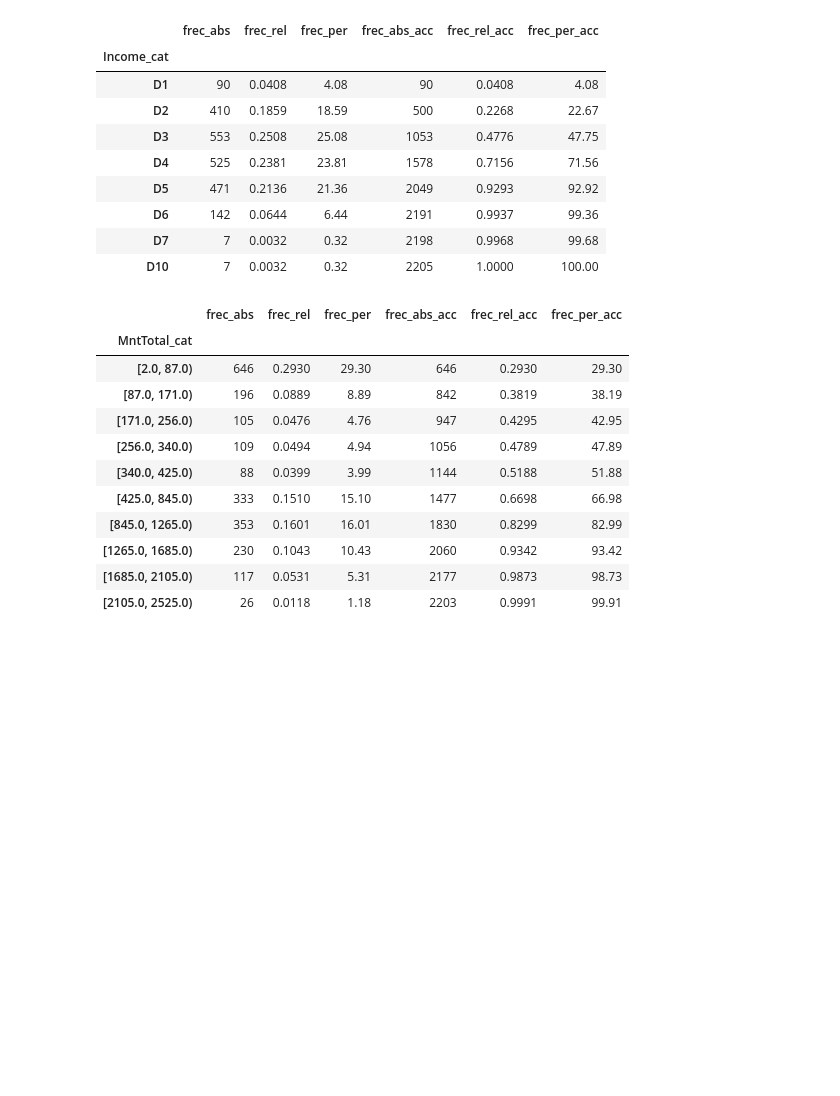
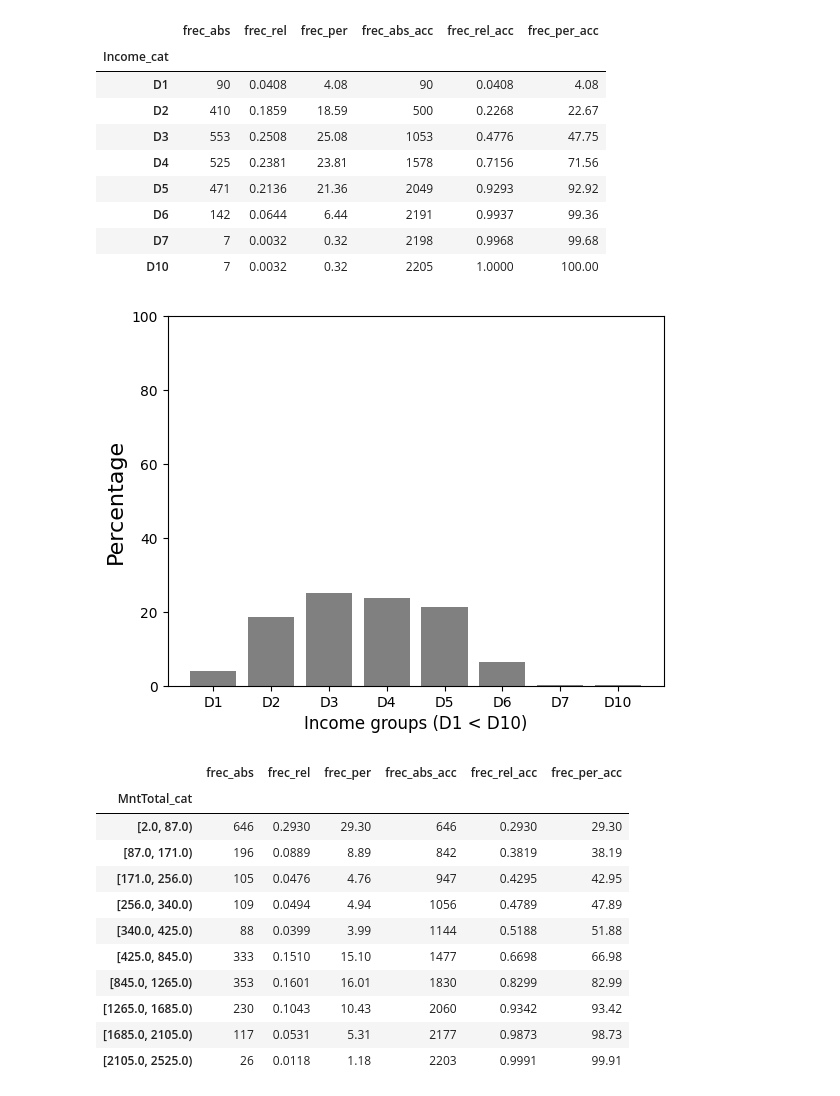
Before and after one commit to almanzanas/ifoodDataAnalystTest, a Jupyter notebook: notebooks/02_descriptive.ipynb, the cells around one changed output. Saved outputs shown, nothing was run; the diff lists cells and outputs as text; code cells hidden in the pictures; blank space fills up the shorter version.

```diff
--- a/notebooks/02_descriptive.ipynb
+++ b/notebooks/02_descriptive.ipynb
@@ -167,6 +221,21 @@ frec_tab
 | D6 | 142 | 0.0644 | 6.44 | 2191 | 0.9937 | 99.36 |
 | D7 | 7 | 0.0032 | 0.32 | 2198 | 0.9968 | 99.68 |
 | D10 | 7 | 0.0032 | 0.32 | 2205 | 1.0000 | 100.00 |
+# %%
+fig, ax = plt.subplots()
+
+cmap = plt.get_cmap("Greys")
+
+bars = ax.bar(frec_tab.index, frec_tab["frec_per"],
+                align="center", color="grey")
+
+ax.set_ylabel("Percentage", fontsize=16);
+ax.set_xlabel("Income groups (D1 < D10)", fontsize=12);
+
+ax.set_ylim(0,100);
+plt.show()
+# %% [output]
+[figure, added]
 # %%
 frec_abs = data["MntTotal_cat"].value_counts().sort_index()
 frec_abs_acc = data["MntTotal_cat"].value_counts().sort_index().cumsum()
```
Also changed, not shown: parts of 8 cells of this notebook.
